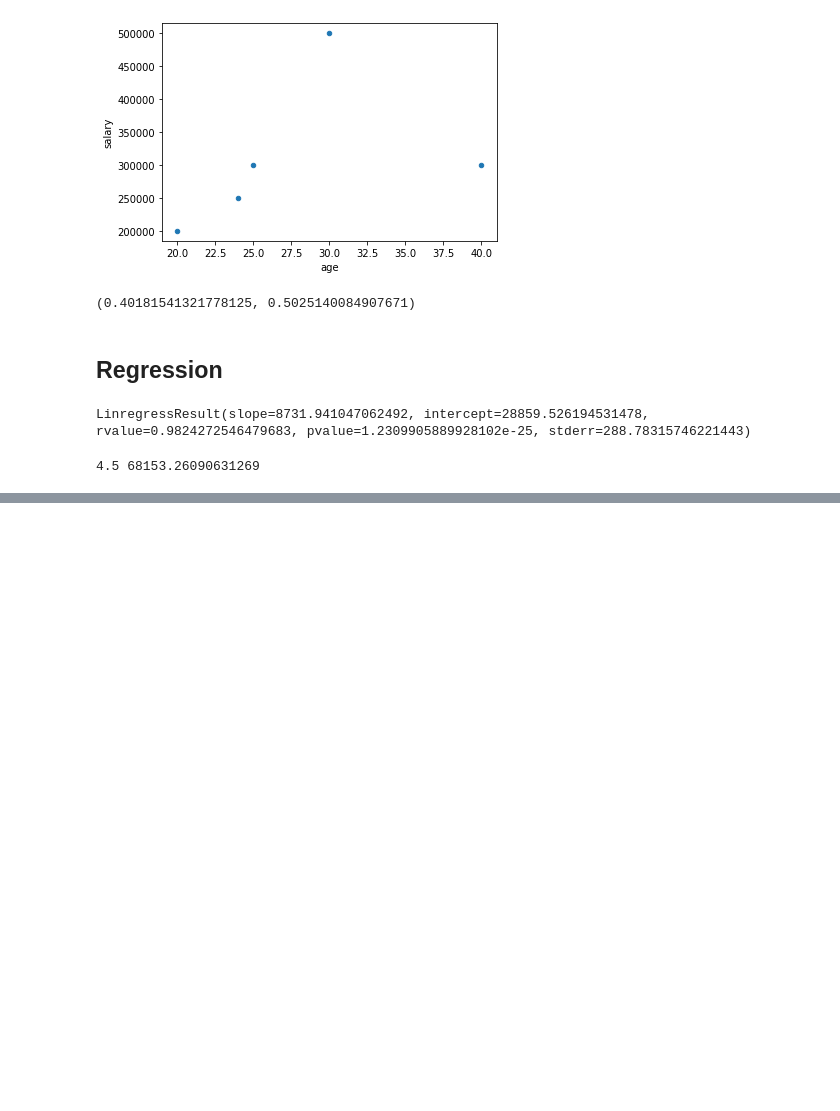
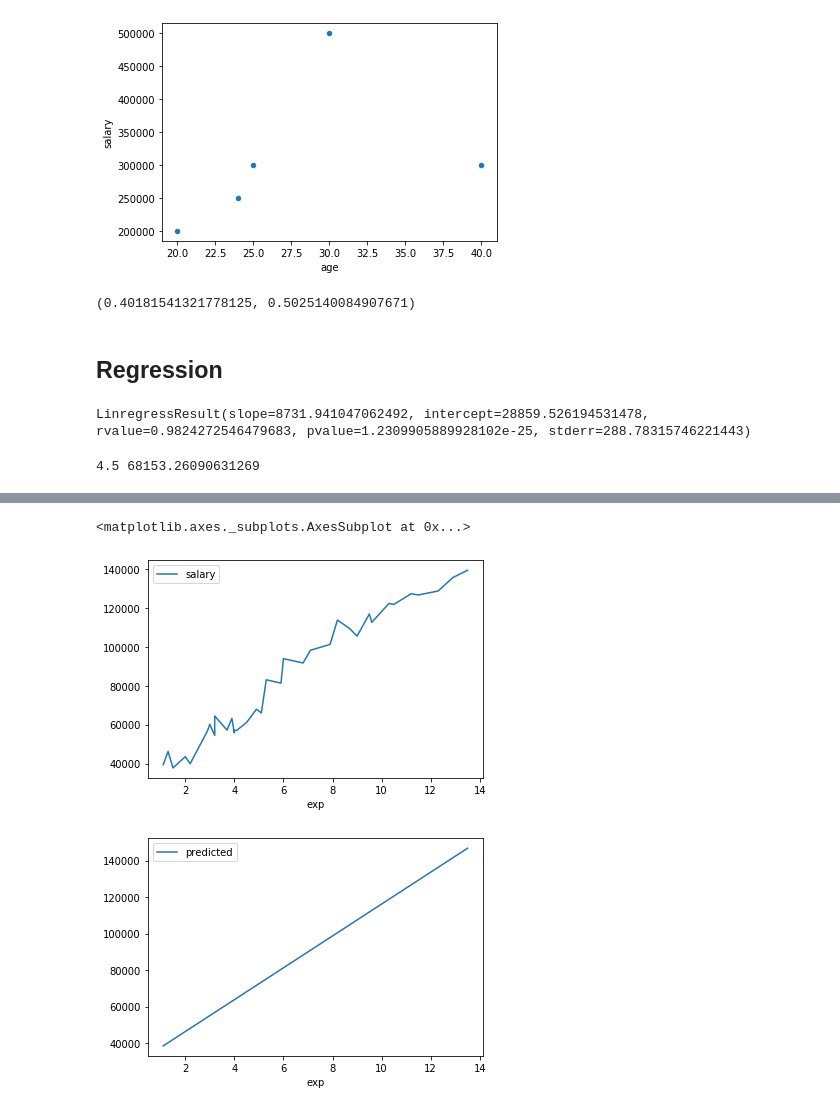
Before and after one commit to srikanthpragada/DS_18_MAY_2020, a Jupyter notebook: stats/salary_stats.ipynb, the cells around one changed output, grey strips where cells are left out. Cells and saved outputs as stored; diff of their text form; code cells hidden in the pictures; blank space fills up the shorter version.

```diff
--- a/stats/salary_stats.ipynb
+++ b/stats/salary_stats.ipynb
@@ -185,3 +193,7 @@ salary = det.intercept + det.slope * exp
 print(exp, salary)
 # %% [output]
 4.5 68153.26090631269
+# %%
+pred_salary = []
+for e in df['exp']:
+    pred_salary.append(det.intercept + det.slope * e)
@@ -187,0 +213,2 @@ print(exp, salary)
+# %%
+df['predicted'] = pred_salary
@@ -187,0 +235,7 @@ print(exp, salary)
+# %%
+df.plot.line(x='exp',y='salary')
+df.plot.line(x='exp',y='predicted')
+# %% [output]
+<matplotlib.axes._subplots.AxesSubplot at 0x...>
+[figure, added]
+[figure, added]
```
Also changed, not shown: parts of 20 cells of this notebook.
